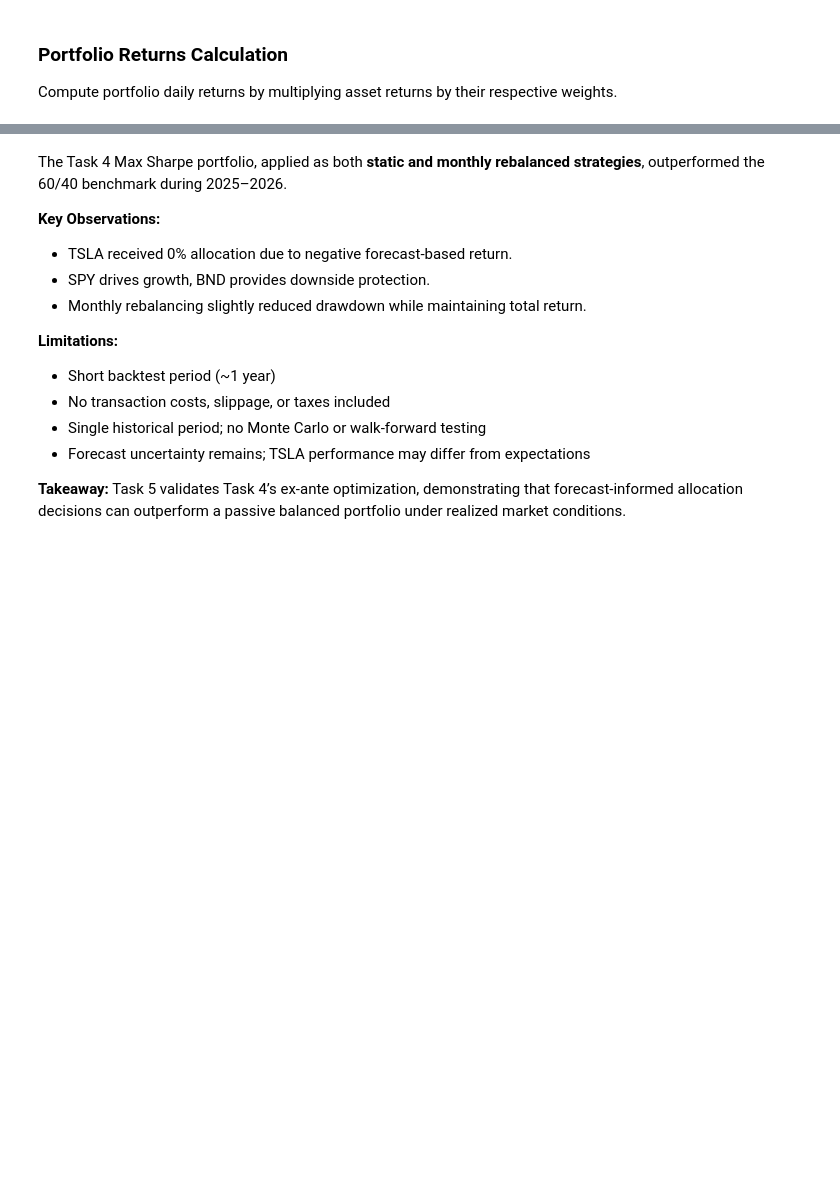
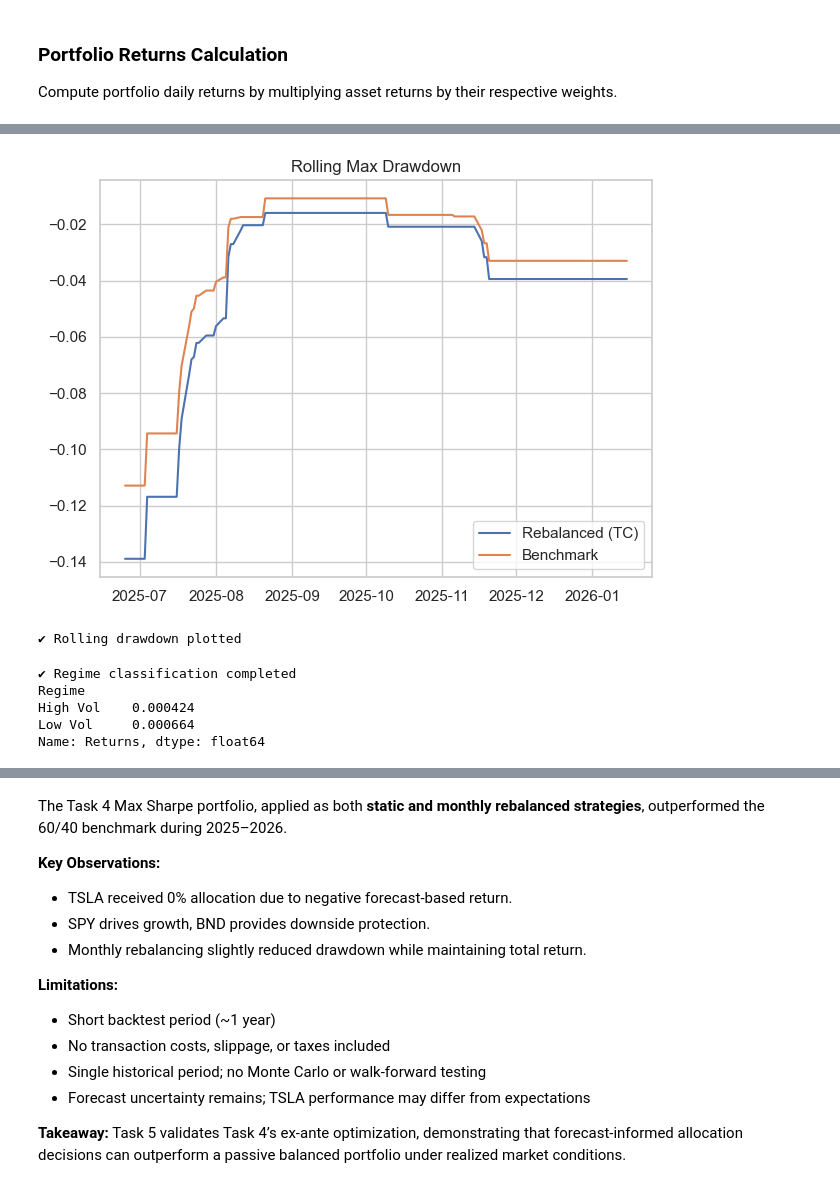
Before and after one commit to bekonad/portfolio-optimization, a Jupyter notebook: notebooks/task5_strategy_backtesting.ipynb, the cells around one changed output, grey strips where cells are left out. Saved outputs shown, nothing was run; the diff lists cells and outputs as text; code cells hidden in the pictures; blank space fills up the shorter version.

```diff
--- a/notebooks/task5_strategy_backtesting.ipynb
+++ b/notebooks/task5_strategy_backtesting.ipynb
@@ -53,11 +78,3 @@ print(prices.head())
 
 We will use **January 2025 – January 2026** as the backtesting window.
 This period was not used for training or portfolio optimization.
-# %%
-BACKTEST_START = "2025-01-01"
-BACKTEST_END   = "2026-01-15"
-
-backtest_prices = prices.loc[BACKTEST_START:BACKTEST_END]
-daily_returns = backtest_prices.pct_change().dropna()
-print("✔ Daily returns for backtesting period loaded")
-daily_returns.head()
@@ -208,0 +212,39 @@ print(f"✔ Performance metrics saved to CSV: {metrics_csv_path}")
+# %%
+def rolling_max_drawdown(returns, window):
+    cum = (1 + returns).cumprod()
+    roll_max = cum.rolling(window).max()
+    drawdown = cum / roll_max - 1
+    return drawdown.rolling(window).min()
+
+plt.plot(rolling_max_drawdown(strategy_rebal_tc, window), label="Rebalanced (TC)")
+plt.plot(rolling_max_drawdown(benchmark_ret, window), label="Benchmark")
+
+plt.title("Rolling Max Drawdown")
+plt.legend()
+plt.tight_layout()
+plt.savefig(os.path.join(FIGURES_DIR, "rolling_max_drawdown.png"))
+plt.show()
+
+print("✔ Rolling drawdown plotted")
+# %% [output]
+[figure, added]
+✔ Rolling drawdown plotted
+# %%
+vol = daily_returns["SPY"].rolling(21).std()
+threshold = vol.median()
+
+regime = np.where(vol > threshold, "High Vol", "Low Vol")
+
+regime_df = pd.DataFrame({
+    "Returns": strategy_rebal_tc,
+    "Regime": regime
+}).dropna()
+
+print("✔ Regime classification completed")
+print(regime_df.groupby("Regime")["Returns"].mean())
+# %% [output]
+✔ Regime classification completed
+Regime
+High Vol    0.000424
+Low Vol     0.000664
+Name: Returns, dtype: float64
```
Also changed, not shown: parts of 20 cells of this notebook, 15 other files.
